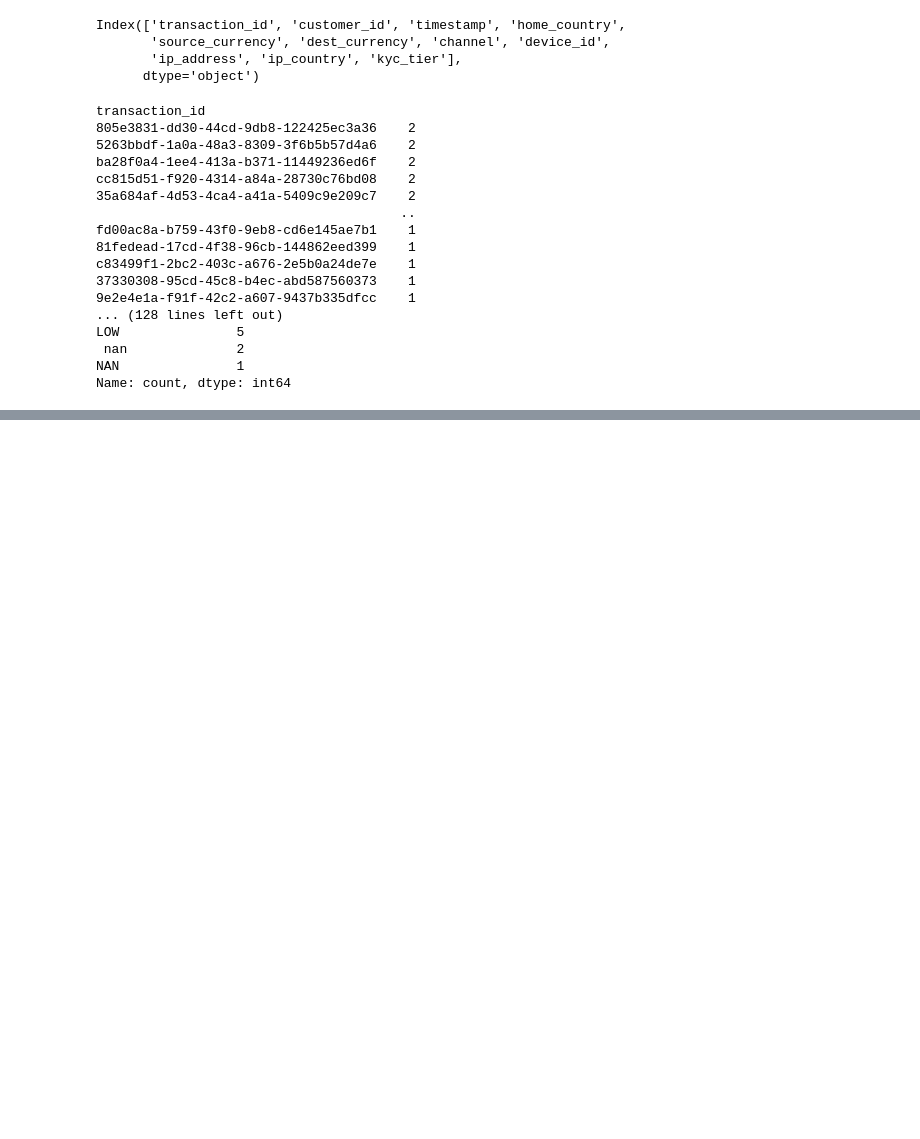
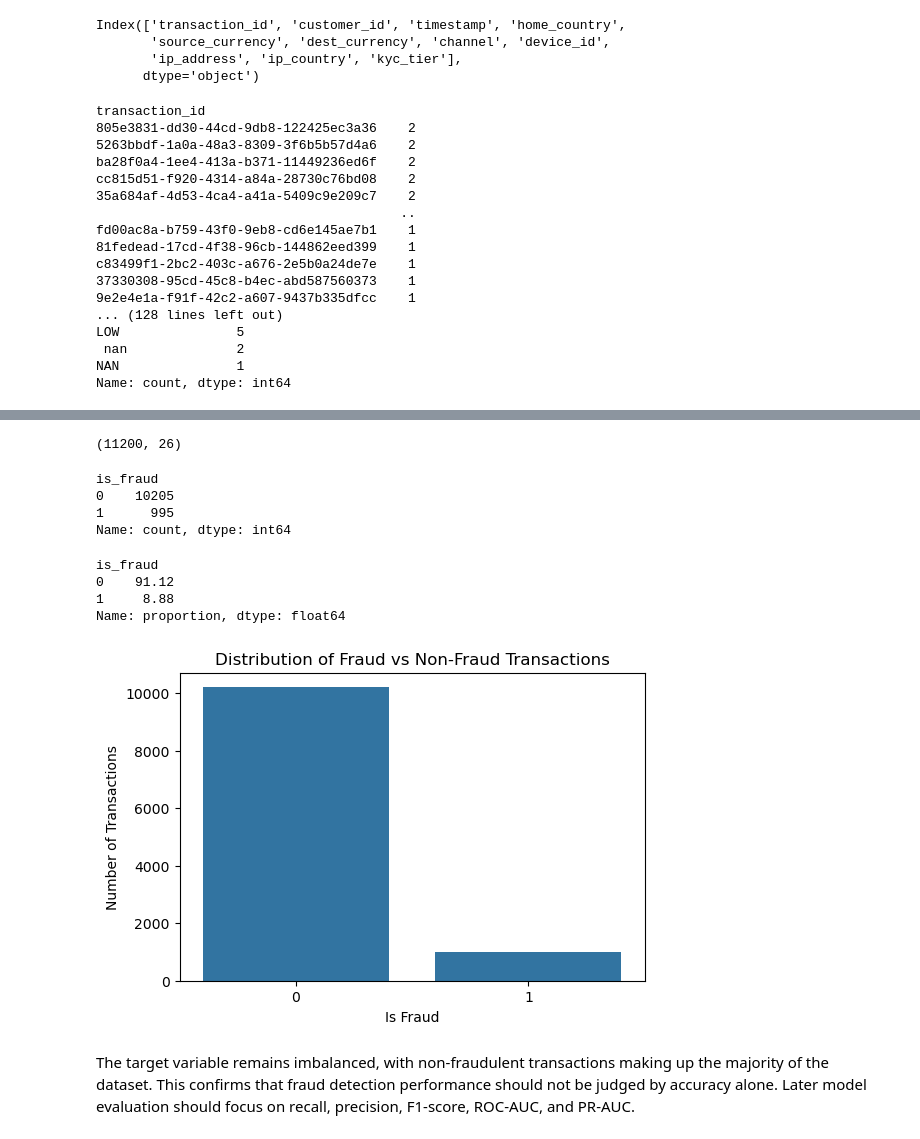
Before and after one commit to Khanky1996/Novapay-fraudlent, a Jupyter notebook: Novapay-fraudlent/notebook/EDA.ipynb, the cells around one changed output, grey strips where cells are left out. Cells and saved outputs as stored; diff of their text form; code cells hidden in the pictures; blank space fills up the shorter version.

Commit message:
Updated fraud detection project and feature engineering

```diff
--- a/Novapay-fraudlent/notebook/EDA.ipynb
+++ b/Novapay-fraudlent/notebook/EDA.ipynb
@@ -529,0 +461,16 @@ Name: count, dtype: int64
+# %%
+# Remove commas and convert amount_src to numeric
+data_clean['amount_src'] = (
+    data_clean['amount_src']
+    .astype(str)
+    .str.replace(',', '', regex=False)
+)
+
+data_clean['amount_src'] = pd.to_numeric(data_clean['amount_src'], errors='coerce')
+# %%
+# Convert timestamp to datetime
+data_clean['timestamp'] = pd.to_datetime(
+    data_clean['timestamp'],
+    errors='coerce',
+    utc=True
+)
@@ -529,0 +497,7 @@ Name: count, dtype: int64
+# %%
+# Set invalid negative fee values to missing
+data_clean.loc[data_clean['fee'] < 0, 'fee'] = np.nan
+# %%
+# Set invalid negative transaction velocity values to missing
+data_clean.loc[data_clean['txn_velocity_1h'] < 0, 'txn_velocity_1h'] = np.nan
+data_clean.loc[data_clean['txn_velocity_24h'] < 0, 'txn_velocity_24h'] = np.nan
@@ -529,0 +631,37 @@ Name: count, dtype: int64
+# %%
+# Confirm cleaned dataset shape
+data_clean.shape
+# %% [output]
+(11200, 26)
+# %%
+# Count fraud and non-fraud transactions
+fraud_counts = data_clean['is_fraud'].value_counts()
+fraud_counts
+# %% [output]
+is_fraud
+0    10205
+1      995
+Name: count, dtype: int64
+# %%
+
+# Percentage distribution of fraud and non-fraud transactions
+fraud_percentages = data_clean['is_fraud'].value_counts(normalize=True).mul(100).round(2)
+fraud_percentages
+# %% [output]
+is_fraud
+0    91.12
+1     8.88
+Name: proportion, dtype: float64
+# %%
+# Visualize target distribution
+plt.figure(figsize=(6, 4))
+sns.countplot(data=data_clean, x='is_fraud')
+plt.title('Distribution of Fraud vs Non-Fraud Transactions')
+plt.xlabel('Is Fraud')
+plt.ylabel('Number of Transactions')
+plt.show()
+# %% [output]
+[figure, added]
+# %% [markdown]
+
+The target variable remains imbalanced, with non-fraudulent transactions making up the majority of the dataset. This confirms that fraud detection performance should not be judged by accuracy alone. Later model evaluation should focus on recall, precision, F1-score, ROC-AUC, and PR-AUC.
```
Also changed, not shown: parts of 146 cells of this notebook, 1 other file.
